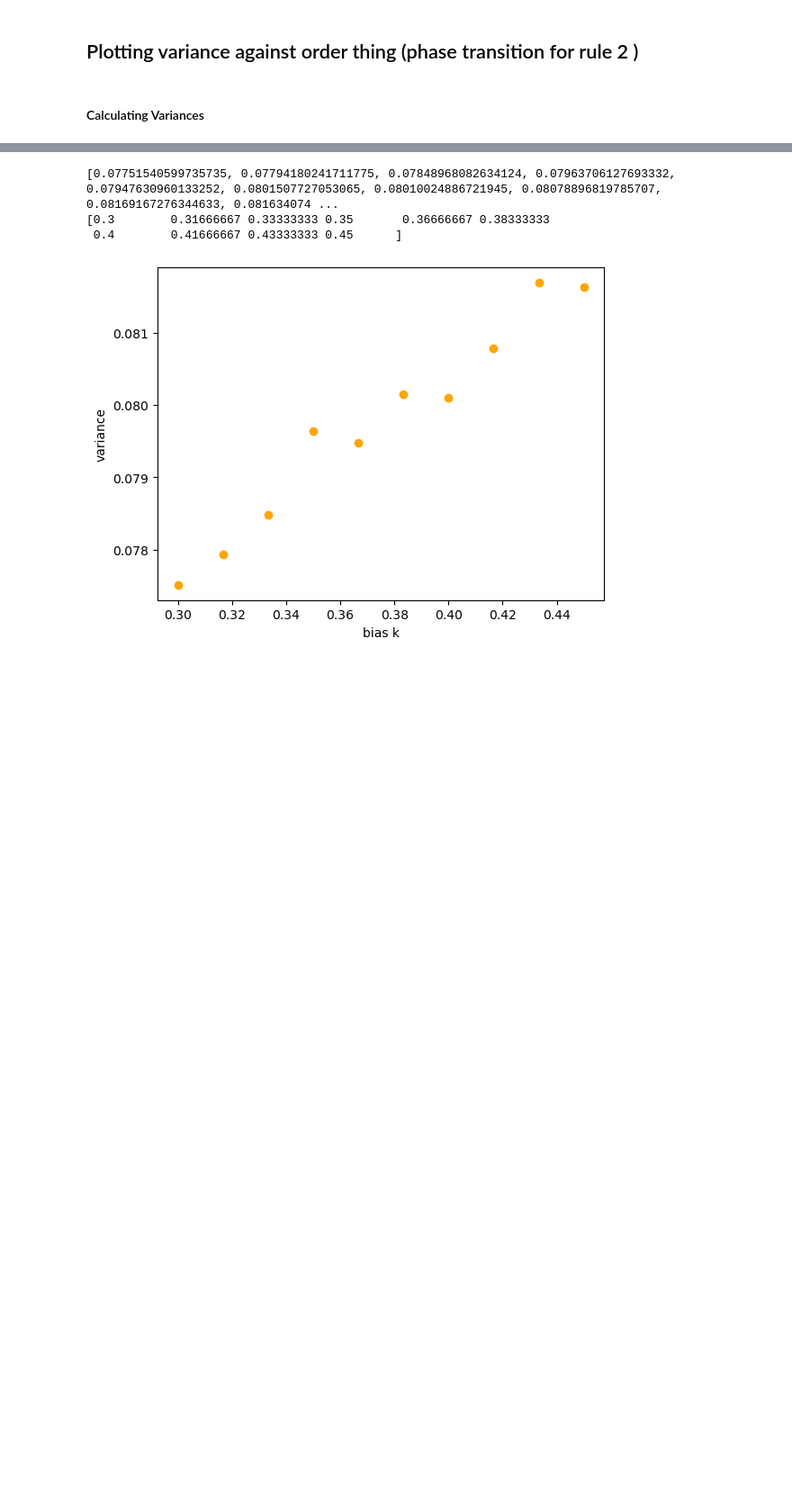
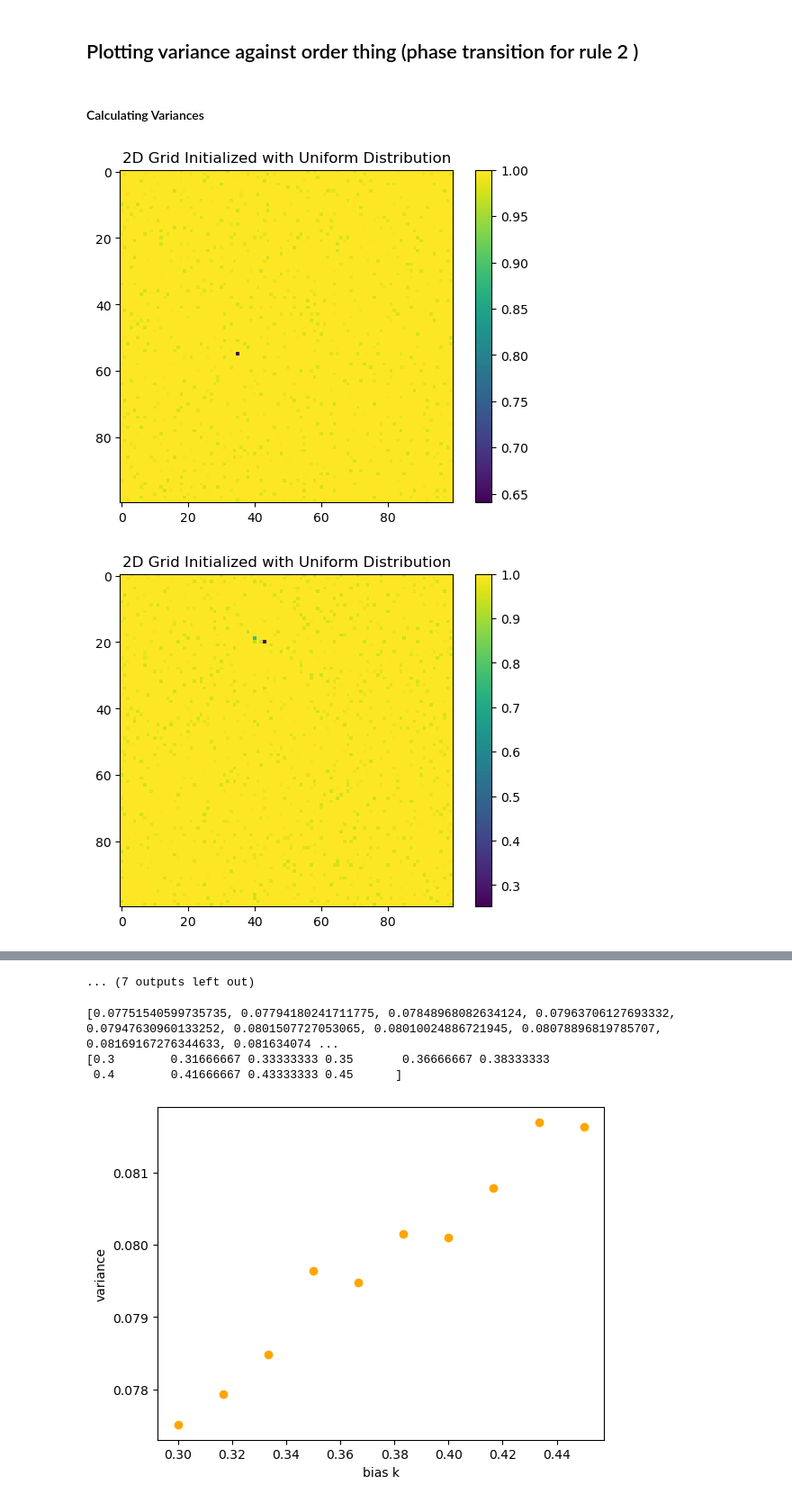
Before and after one commit to Ravennashaw/CSS-project, a Jupyter notebook: Bak-Sneppen-model0201.ipynb, the cells around one changed output, grey strips where cells are left out. Shown at 90% size. Drawn from its saved outputs; the diff is of its cells as text; code cells hidden in the pictures; blank space fills up the shorter version.

```diff
--- a/Bak-Sneppen-model0201.ipynb
+++ b/Bak-Sneppen-model0201.ipynb
@@ -214,17 +214,20 @@ plt.hist(data[data<1], bins= 100)
 # %% [markdown]
 #### Calculating Variances
 # %%
-# bias_list = np.arange(-0.45, 0.45+0.05,0.05)
-# grids  = [SimulationGrid(100) for k in range(len(bias_list))]
-# variance_list = []
-# means_list = []
+bias_list = np.arange(-0.45, 0.45+0.05,0.05)
+grids  = [SimulationGrid(100) for k in range(len(bias_list))]
+variance_list = []
+means_list = []
 
-# for indx,k in enumerate(bias_list):
-#     grid = grids[indx]
-#     grid.run_iterations(100000, bias = k, num_clusters= 0, save=False)
-#     grid.visualize()
-#     plt.show()
-#     mean = np.mean(grid.current)
-#     means_list.append(mean)
-#     variance = np.var(grid.current)
-#     variance_list.append(variance)
+for indx,k in enumerate(bias_list):
+    grid = grids[indx]
+    grid.run_iterations(100000, bias = k, num_clusters= 0, save=False)
+    grid.visualize()
+    plt.show()
+    mean = np.mean(grid.current)
+    means_list.append(mean)
+    variance = np.var(grid.current)
+    variance_list.append(variance)
+# %% [output]
+[figure, added]
+[figure, added]
@@ -231,3 +244,4 @@ plt.hist(data[data<1], bins= 100)
+... (7 outputs left out)
 # %%
 print(variance_list)
 print(bias_list)
```
Also changed, not shown: parts of 2 cells of this notebook, 3 other files.
